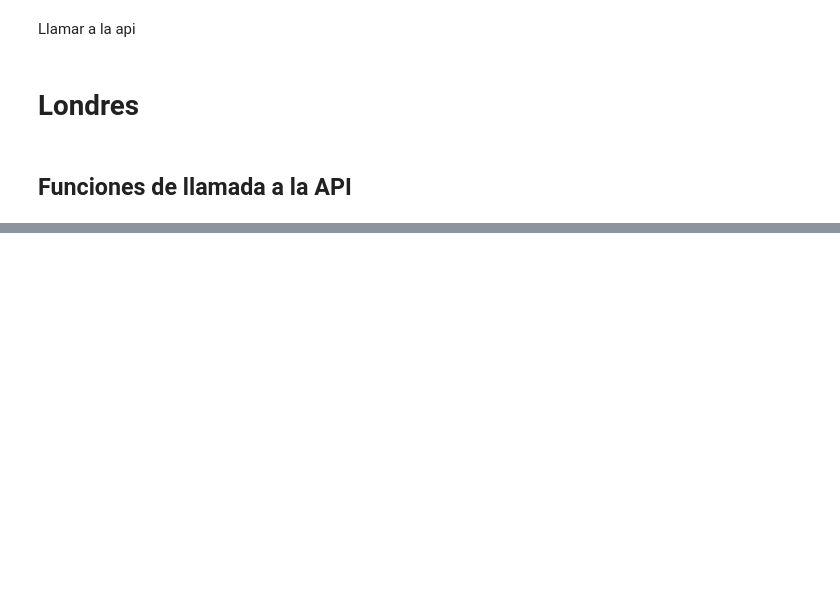
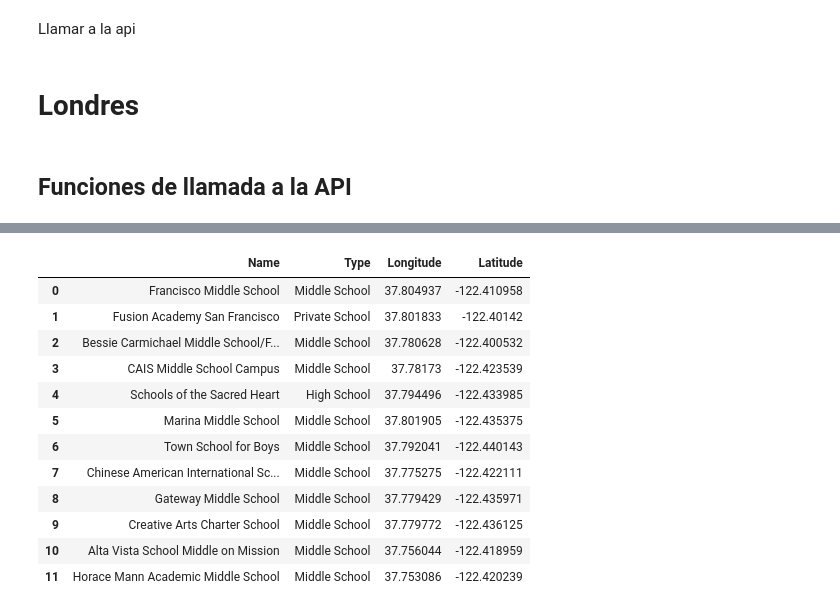
Before and after one commit to jaimecabanyes/Mi_trabajo_4, a Jupyter notebook: Llamada a la API.ipynb, the cells around one changed output, grey strips where cells are left out. Drawn from its saved outputs; the diff is of its cells as text; code cells hidden in the pictures; blank space fills up the shorter version.

```diff
--- a/Llamada a la API.ipynb
+++ b/Llamada a la API.ipynb
@@ -122,0 +134,2 @@ a = escoger_datos(Nurs)
+# %%
+df_Middle_school = df_final(url, san_francisco_loc, "Middle School")
@@ -122,0 +147,16 @@ a = escoger_datos(Nurs)
+# %%
+df_Middle_school
+# %% [output]
+|  | Name | Type | Longitude | Latitude |
+| 0 | Francisco Middle School | Middle School | 37.804937 | -122.410958 |
+| 1 | Fusion Academy San Francisco | Private School | 37.801833 | -122.40142 |
+| 2 | Bessie Carmichael Middle School/F... | Middle School | 37.780628 | -122.400532 |
+| 3 | CAIS Middle School Campus | Middle School | 37.78173 | -122.423539 |
+| 4 | Schools of the Sacred Heart | High School | 37.794496 | -122.433985 |
+| 5 | Marina Middle School | Middle School | 37.801905 | -122.435375 |
+| 6 | Town School for Boys | Middle School | 37.792041 | -122.440143 |
+| 7 | Chinese American International Sc... | Middle School | 37.775275 | -122.422111 |
+| 8 | Gateway Middle School | Middle School | 37.779429 | -122.435971 |
+| 9 | Creative Arts Charter School | Middle School | 37.779772 | -122.436125 |
+| 10 | Alta Vista School Middle on Mission | Middle School | 37.756044 | -122.418959 |
+| 11 | Horace Mann Academic Middle School | Middle School | 37.753086 | -122.420239 |
```
Also changed, not shown: parts of 20 cells of this notebook.
